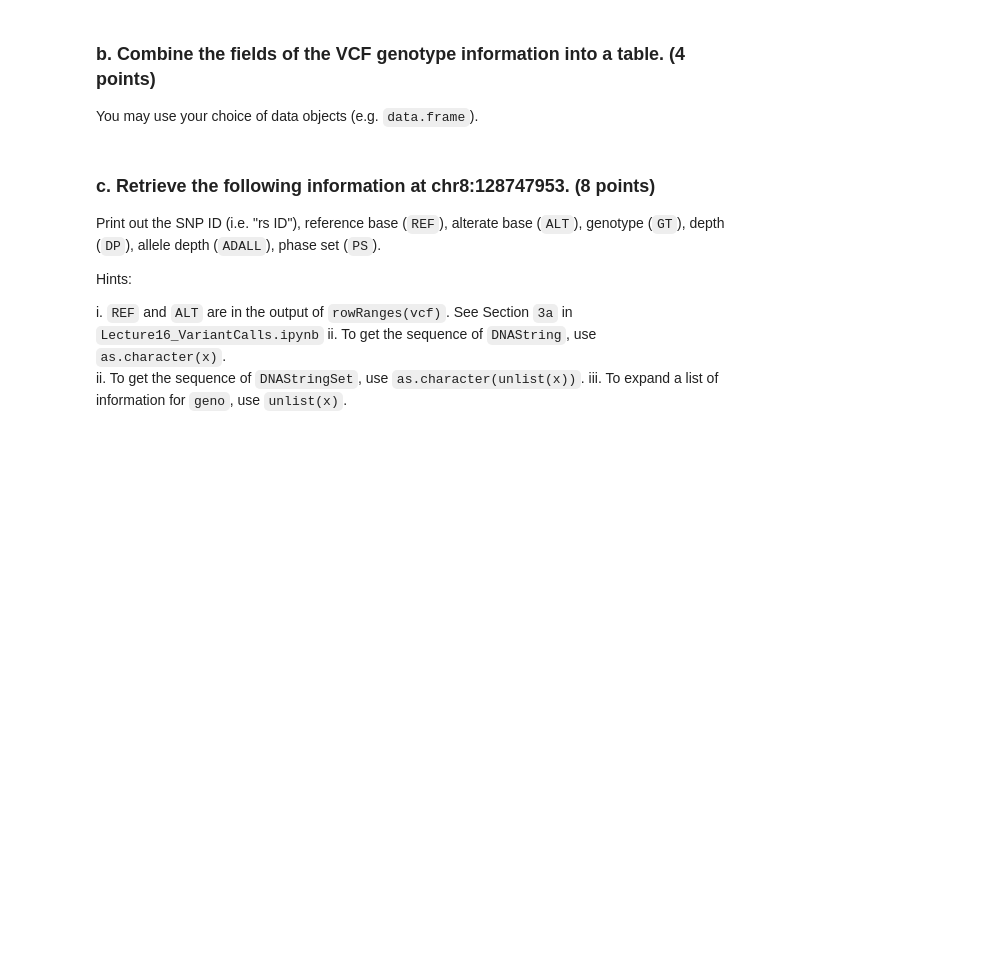
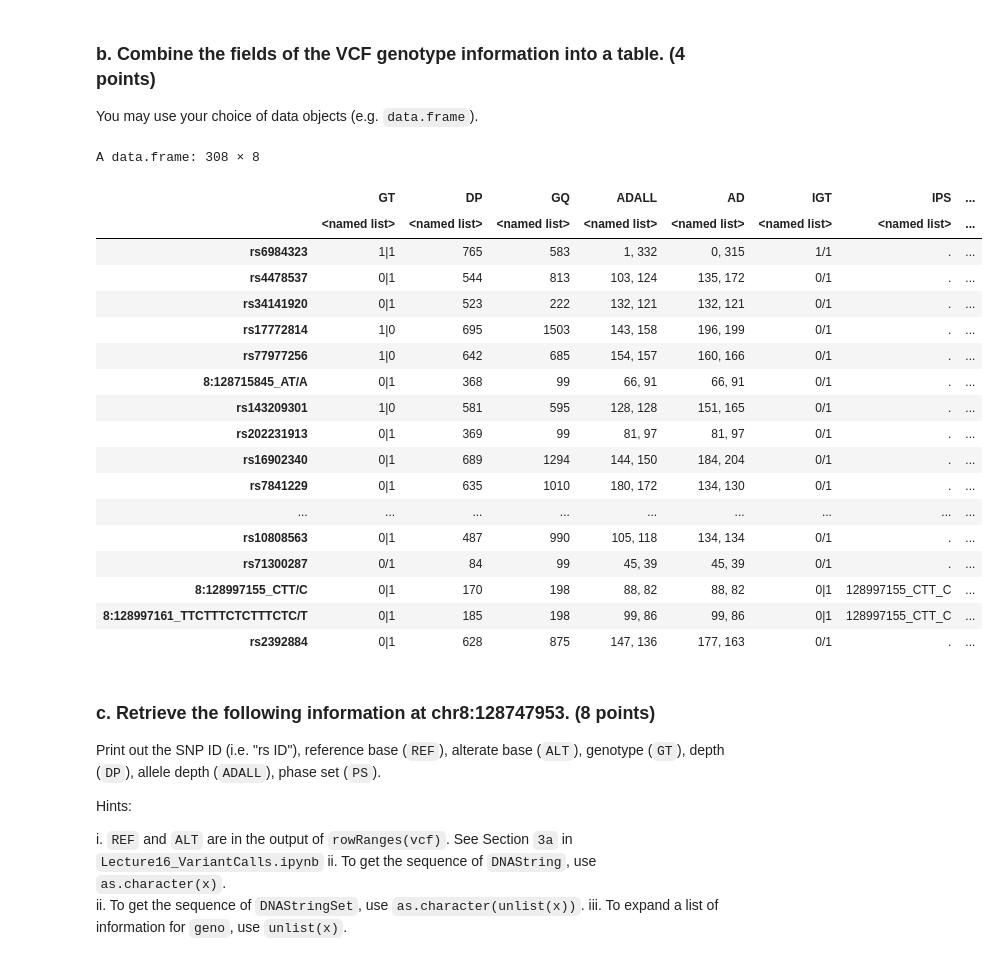
Before and after one commit to biomchem/tfcb-homework07, a Jupyter notebook: Homework07.ipynb, the cells around one changed output. Drawn from its saved outputs; the diff is of its cells as text; code cells hidden in the pictures; blank space fills up the shorter version.

```diff
--- a/Homework07.ipynb
+++ b/Homework07.ipynb
@@ -158,9 +209,43 @@ vcfFile <- "GIAB_highconf_v.3.3.2.vcf.gz"
 # %% [markdown]
 ### a. Load variant data from VCF file `GIAB_highconf_v.3.3.2.vcf.gz` for `chr8:128,700,000-129,000,000`. (4 points)
 Note: use genome build `hg19`.
+# %%
+#scan for reading header in VCF
+vcfHead <- scanVcfHeader(vcfFile)
+#make new GRanges with chr8:128,700,000-129,000,000 region
+myGRange_vcf <- GRanges(seqnames = "8", ranges = IRanges(start = 128700000, end = 129000000))
+vcf.param <- ScanVcfParam(which = myGRange_vcf)
+#read VCF files
+vcf <- readVcf(vcfFile, genome = "hg19", param = vcf.param)
 # %% [markdown]
 ### b. Combine the fields of the VCF genotype information into a table. (4 points)
 You may use your choice of data objects (e.g. `data.frame`).
+# %%
+#combine all `geno` fields into a single table
+genoData <- data.frame(do.call(cbind, geno(vcf)))
+colnames(genoData) <- rownames(geno(header(vcf)))
+#show dataframe
+genoData
+# %% [output]
+A data.frame: 308 × 8
+|  | GT | DP | GQ | ADALL | AD | IGT | IPS | ... |
+|  | <named list> | <named list> | <named list> | <named list> | <named list> | <named list> | <named list> | ... |
+| rs6984323 | 1|1 | 765 | 583 | 1, 332 | 0, 315 | 1/1 | . | ... |
+| rs4478537 | 0|1 | 544 | 813 | 103, 124 | 135, 172 | 0/1 | . | ... |
+| rs34141920 | 0|1 | 523 | 222 | 132, 121 | 132, 121 | 0/1 | . | ... |
+| rs17772814 | 1|0 | 695 | 1503 | 143, 158 | 196, 199 | 0/1 | . | ... |
+| rs77977256 | 1|0 | 642 | 685 | 154, 157 | 160, 166 | 0/1 | . | ... |
+| 8:128715845_AT/A | 0|1 | 368 | 99 | 66, 91 | 66, 91 | 0/1 | . | ... |
+| rs143209301 | 1|0 | 581 | 595 | 128, 128 | 151, 165 | 0/1 | . | ... |
+| rs202231913 | 0|1 | 369 | 99 | 81, 97 | 81, 97 | 0/1 | . | ... |
+| rs16902340 | 0|1 | 689 | 1294 | 144, 150 | 184, 204 | 0/1 | . | ... |
+| rs7841229 | 0|1 | 635 | 1010 | 180, 172 | 134, 130 | 0/1 | . | ... |
+| ... | ... | ... | ... | ... | ... | ... | ... | ... |
+| rs10808563 | 0|1 | 487 | 990 | 105, 118 | 134, 134 | 0/1 | . | ... |
+| rs71300287 | 0/1 | 84 | 99 | 45, 39 | 45, 39 | 0/1 | . | ... |
+| 8:128997155_CTT/C | 0|1 | 170 | 198 | 88, 82 | 88, 82 | 0|1 | 128997155_CTT_C | ... |
+| 8:128997161_TTCTTTCTCTTTCTC/T | 0|1 | 185 | 198 | 99, 86 | 99, 86 | 0|1 | 128997155_CTT_C | ... |
+| rs2392884 | 0|1 | 628 | 875 | 147, 136 | 177, 163 | 0/1 | . | ... |
 # %% [markdown]
 ### c. Retrieve the following information at chr8:128747953. (8 points)
 Print out the SNP ID (i.e. "rs ID"), reference base (`REF`), alterate base (`ALT`), genotype (`GT`), depth (`DP`), allele depth (`ADALL`), phase set (`PS`).
```
Also changed, not shown: parts of 8 cells of this notebook, 2 other files.
